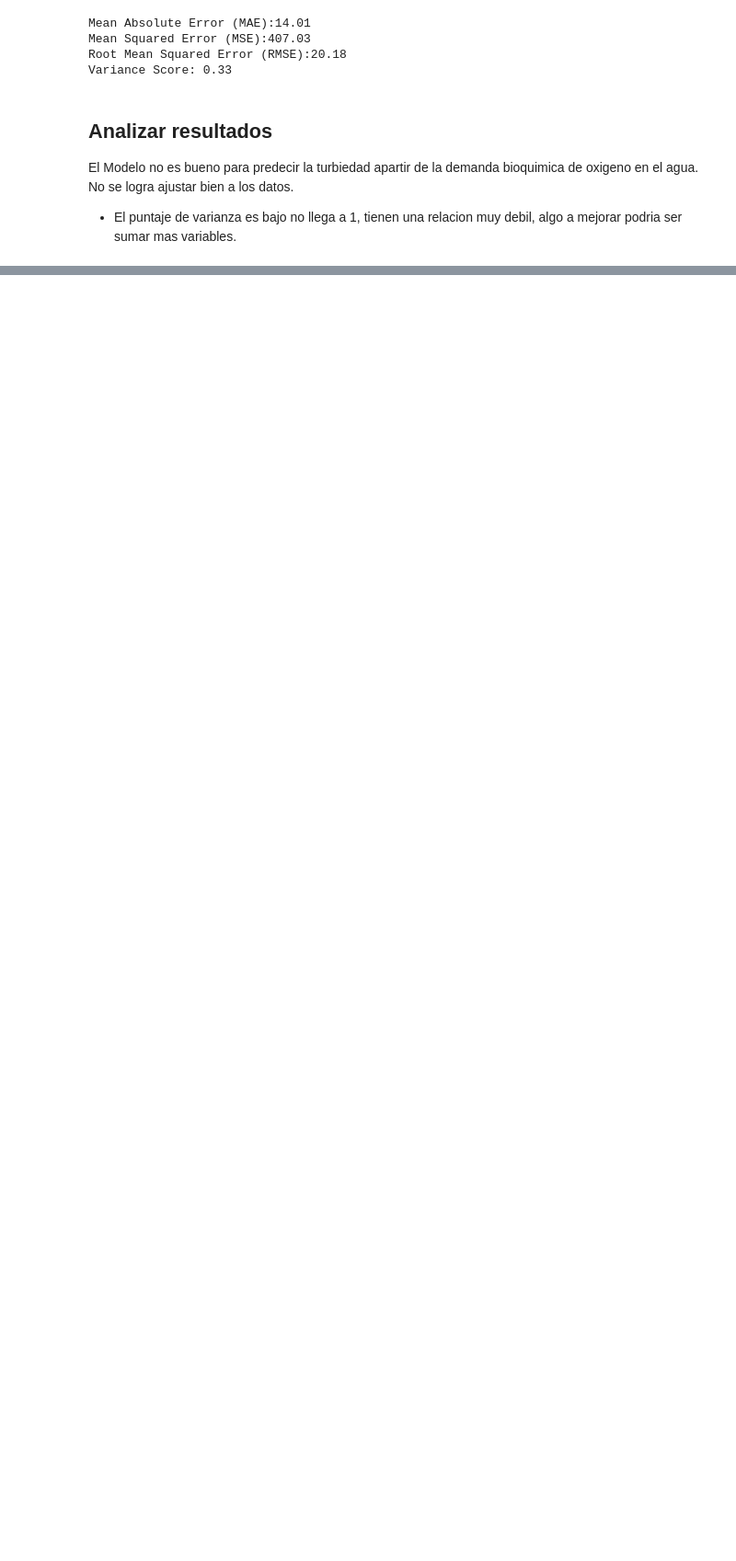
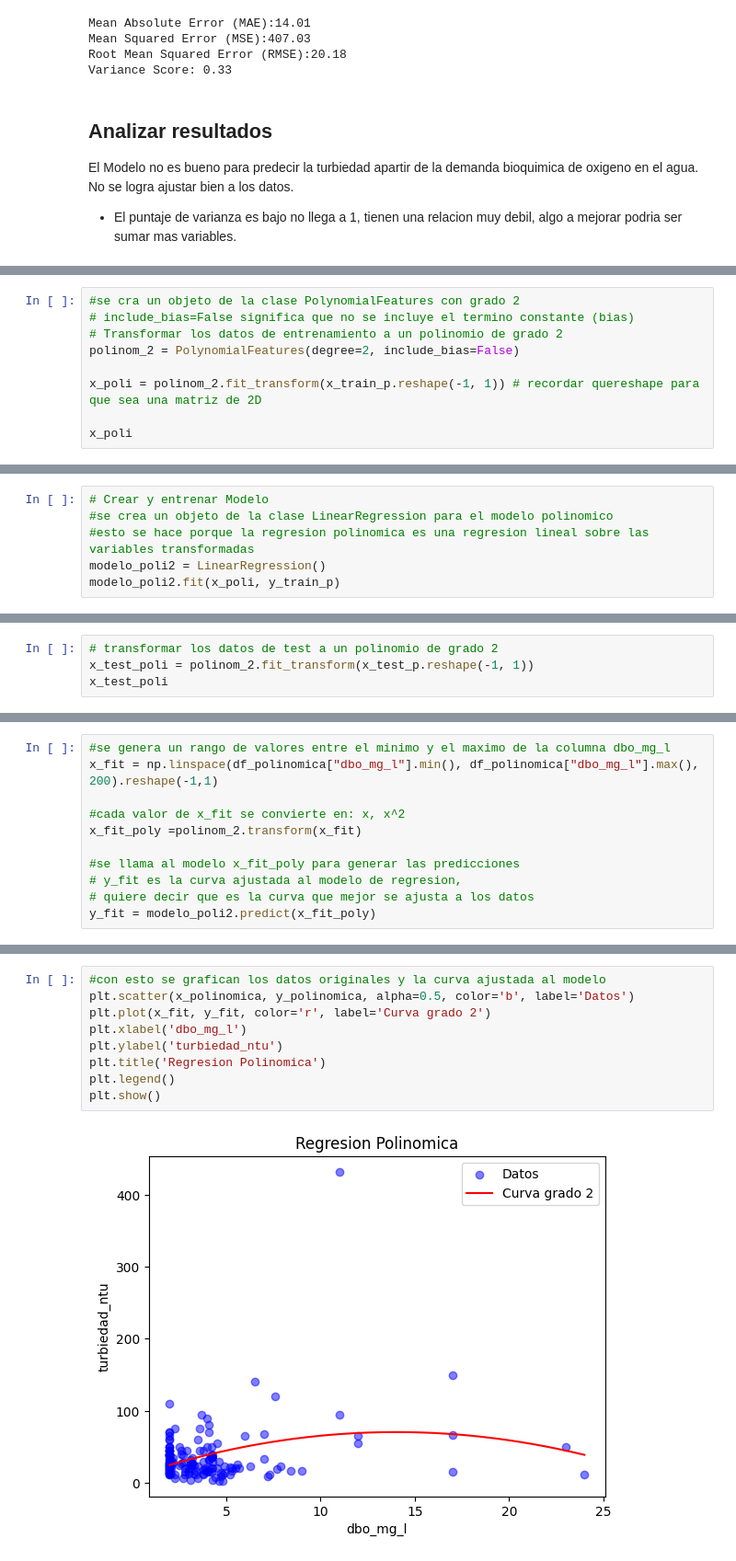
Before and after one commit to bely092/Trabajo_evaluativo_O-G, a Jupyter notebook: TP_FINAL.ipynb, the cells around one changed output, grey strips where cells are left out. Shown at 92% size. Drawn from its saved outputs; the diff is of its cells as text; blank space fills up the shorter version.

```diff
--- a/TP_FINAL.ipynb
+++ b/TP_FINAL.ipynb
@@ -333,0 +430,9 @@ El Modelo no es bueno para predecir la turbiedad apartir de la demanda bioquimic
+# %%
+#se cra un objeto de la clase PolynomialFeatures con grado 2
+# include_bias=False significa que no se incluye el termino constante (bias)
+# Transformar los datos de entrenamiento a un polinomio de grado 2
+polinom_2 = PolynomialFeatures(degree=2, include_bias=False)
+
+x_poli = polinom_2.fit_transform(x_train_p.reshape(-1, 1)) # recordar quereshape para que sea una matriz de 2D
+
+x_poli
@@ -333,0 +457,6 @@ El Modelo no es bueno para predecir la turbiedad apartir de la demanda bioquimic
+# %%
+# Crear y entrenar Modelo
+#se crea un objeto de la clase LinearRegression para el modelo polinomico
+#esto se hace porque la regresion polinomica es una regresion lineal sobre las variables transformadas
+modelo_poli2 = LinearRegression()
+modelo_poli2.fit(x_poli, y_train_p)
@@ -333,0 +465,4 @@ El Modelo no es bueno para predecir la turbiedad apartir de la demanda bioquimic
+# %%
+# transformar los datos de test a un polinomio de grado 2
+x_test_poli = polinom_2.fit_transform(x_test_p.reshape(-1, 1))
+x_test_poli
@@ -333,0 +503,11 @@ El Modelo no es bueno para predecir la turbiedad apartir de la demanda bioquimic
+# %%
+#se genera un rango de valores entre el minimo y el maximo de la columna dbo_mg_l
+x_fit = np.linspace(df_polinomica["dbo_mg_l"].min(), df_polinomica["dbo_mg_l"].max(), 200).reshape(-1,1)
+
+#cada valor de x_fit se convierte en: x, x^2
+x_fit_poly =polinom_2.transform(x_fit)
+
+#se llama al modelo x_fit_poly para generar las predicciones
+# y_fit es la curva ajustada al modelo de regresion,
+# quiere decir que es la curva que mejor se ajusta a los datos
+y_fit = modelo_poli2.predict(x_fit_poly)
@@ -333,0 +516,11 @@ El Modelo no es bueno para predecir la turbiedad apartir de la demanda bioquimic
+# %%
+#con esto se grafican los datos originales y la curva ajustada al modelo
+plt.scatter(x_polinomica, y_polinomica, alpha=0.5, color='b', label='Datos')
+plt.plot(x_fit, y_fit, color='r', label='Curva grado 2')
+plt.xlabel('dbo_mg_l')
+plt.ylabel('turbiedad_ntu')
+plt.title('Regresion Polinomica')
+plt.legend()
+plt.show()
+# %% [output]
+[figure, added]
```
Also changed, not shown: parts of 75 cells of this notebook.
